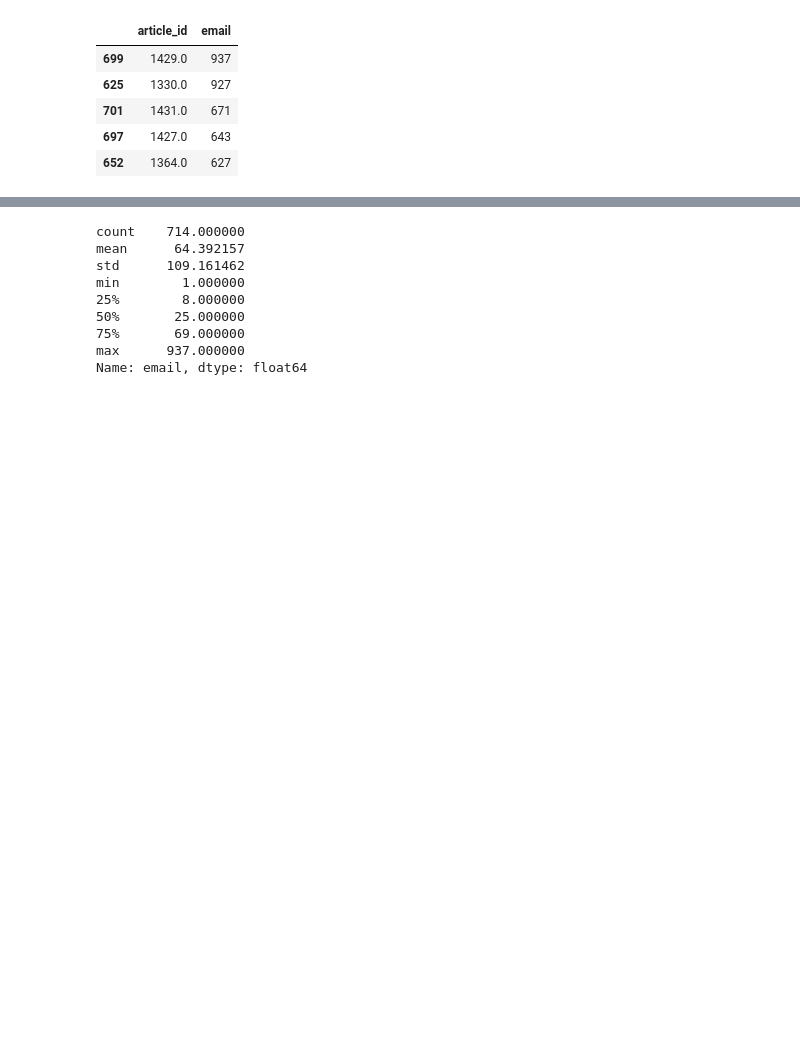
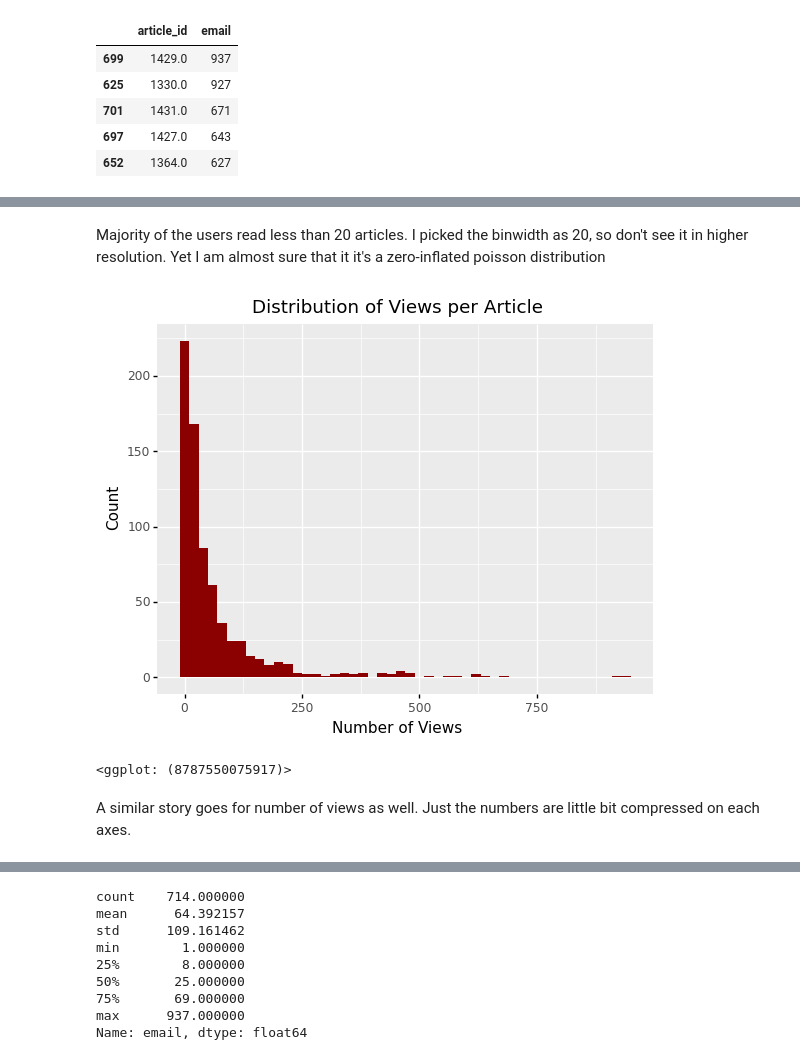
Before and after one commit to tugberkcapraz/ibm_recommender, a Jupyter notebook: Recommendations_with_IBM.ipynb, the cells around one changed output, grey strips where cells are left out. Cells and saved outputs as stored; diff of their text form; code cells hidden in the pictures; blank space fills up the shorter version.

```diff
--- a/Recommendations_with_IBM.ipynb
+++ b/Recommendations_with_IBM.ipynb
@@ -142,0 +143,14 @@ plt.show();
+# %% [markdown]
+Majority of the users read less than 20 articles. I picked the binwidth as 20, so don't see it in higher resolution. Yet I am almost sure that it it's a zero-inflated poisson distribution
+# %%
+(ggplot(users_per_article, aes(x="email")) +
+ geom_histogram(binwidth=20, fill="darkred") +
+ ggtitle("Distribution of Views per Article") +
+ xlab("Number of Views") +
+ ylab("Count")
+ )
+# %% [output]
+[figure, added]
+<ggplot: (8787550075917)>
+# %% [markdown]
+A similar story goes for number of views as well. Just the numbers are little bit compressed on each axes.
```
Also changed, not shown: parts of 47 cells of this notebook, 3 other files.
